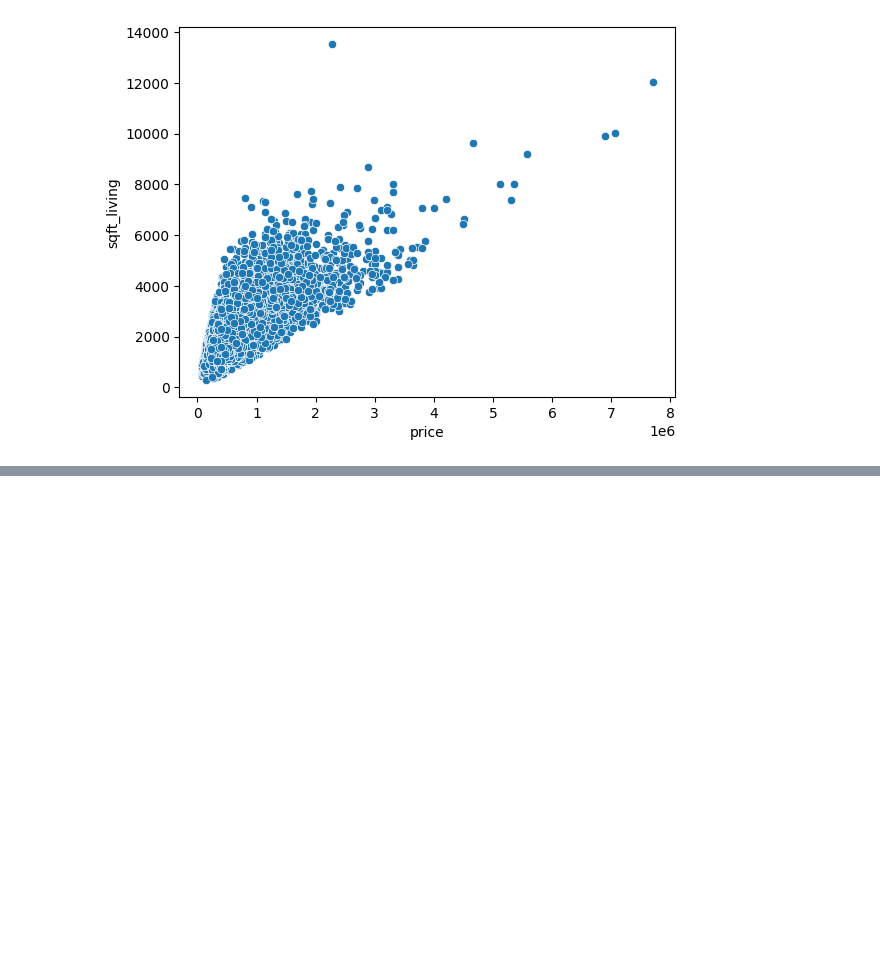
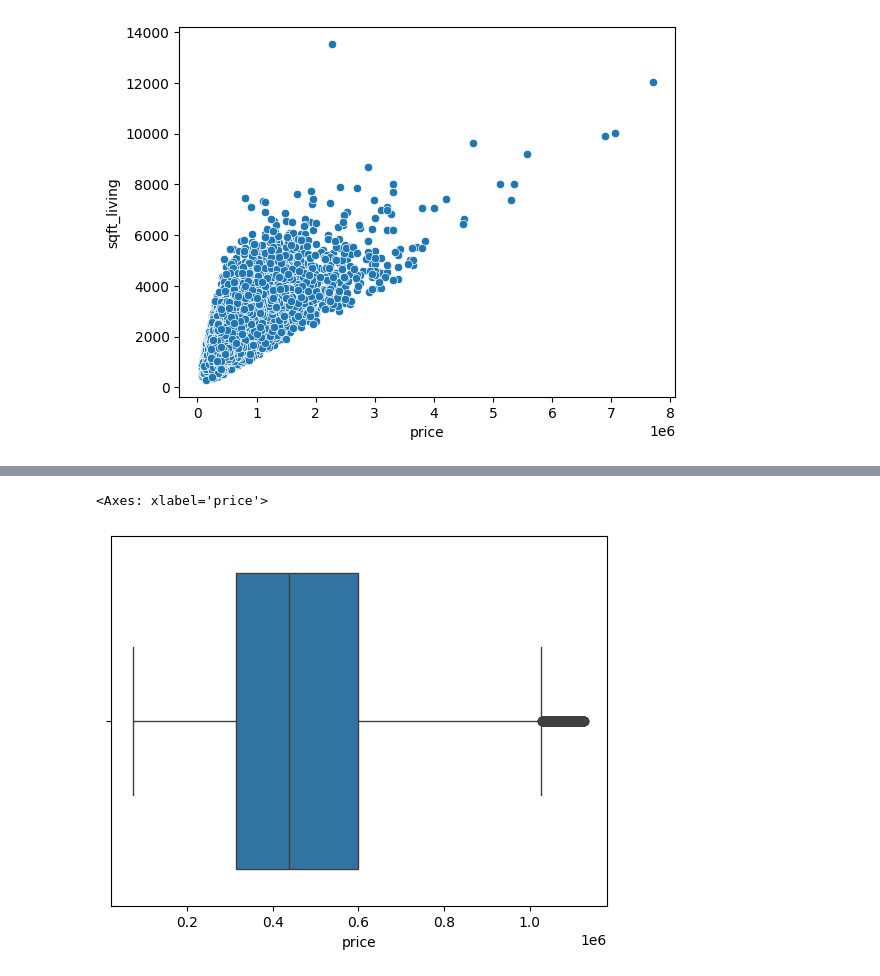
Before and after one commit to HumailShahzad/Price_Prediction_ANN, a Jupyter notebook: HousePricePreditionANN.ipynb, the cells around one changed output, grey strips where cells are left out. Saved outputs shown, nothing was run; the diff lists cells and outputs as text; code cells hidden in the pictures; blank space fills up the shorter version.

```diff
--- a/HousePricePreditionANN.ipynb
+++ b/HousePricePreditionANN.ipynb
@@ -89,0 +161,5 @@ sns.scatterplot(x='price',y='sqft_living',data=df)
+# %%
+sns.boxplot(x='price',data=df_no_outliers)
+# %% [output]
+<Axes: xlabel='price'>
+[figure, added]
```
Also changed, not shown: parts of 6 cells of this notebook.
